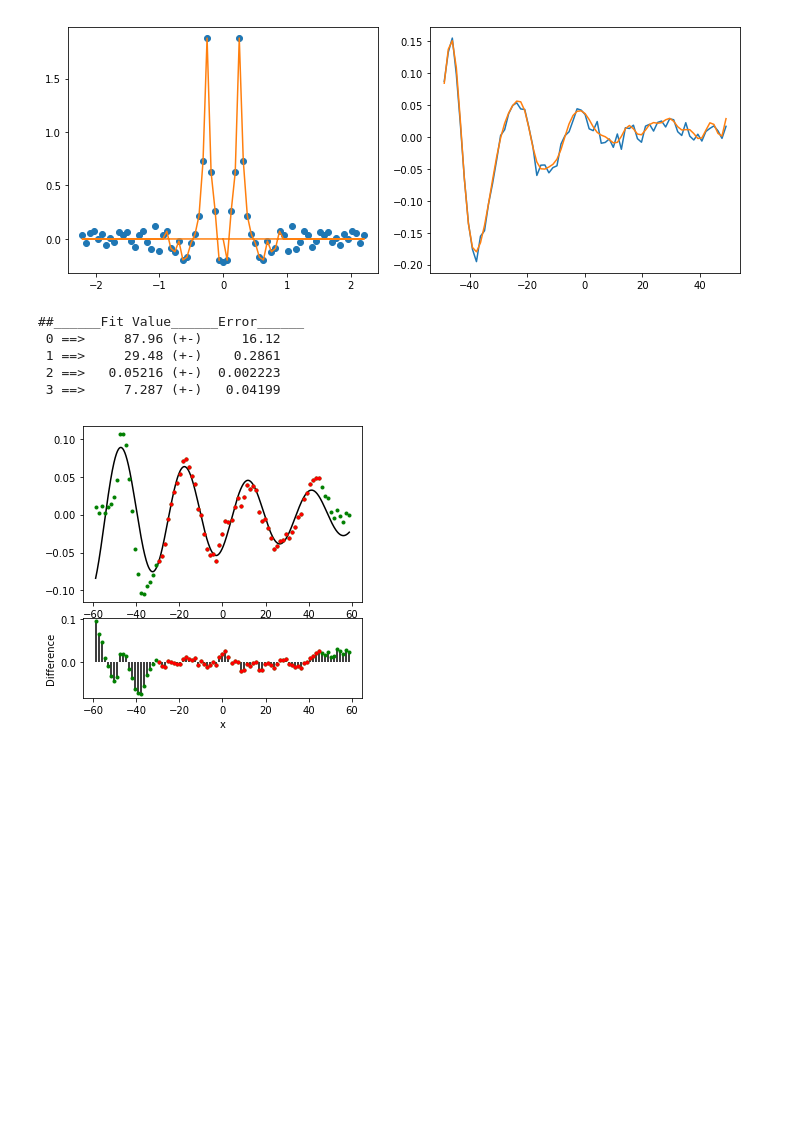
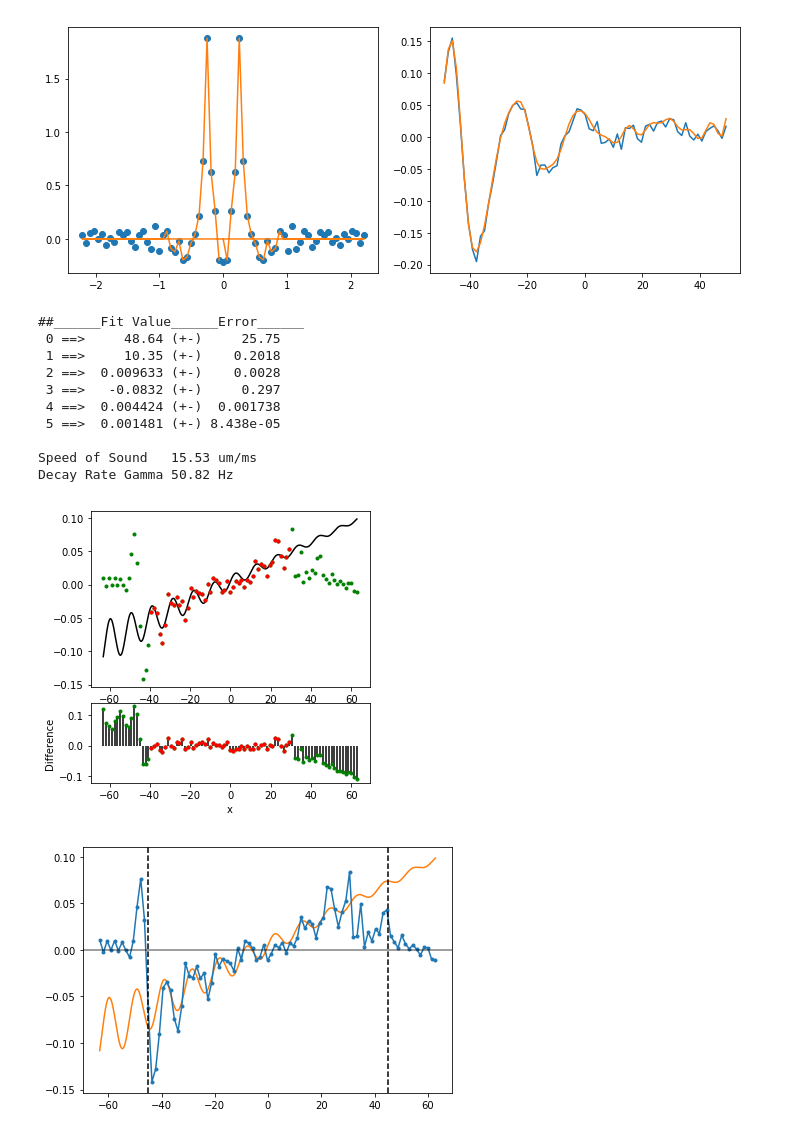
Before and after one commit to ranchop/QCalc, a Jupyter notebook: Box Shaking/Box Shaking Analyzer.ipynb, the cells around one changed output. Saved outputs shown, nothing was run; the diff lists cells and outputs as text; code cells hidden in the pictures; blank space fills up the shorter version.

```diff
--- a/Box Shaking/Box Shaking Analyzer.ipynb
+++ b/Box Shaking/Box Shaking Analyzer.ipynb
@@ -1299,13 +1300,35 @@ ax[1].plot(*c_filter.data)
 plt.tight_layout()
 # %% [output]
 [figure]
-# %%
-c = tp.Curve(movie_dN[1].flatten(), movie_dN[2].flatten()).trim(xlim=[-60, 60])
-fr, fe = c.fit(fitfun_sin_decay, [80, 30, 0.05, 0,], xlim=[-30,45], plot=True)
-# %% [output]
-##______Fit Value______Error______
- 0 ==>     87.96 (+-)     16.12
- 1 ==>     29.48 (+-)    0.2861
- 2 ==>   0.05216 (+-)  0.002223
- 3 ==>     7.287 (+-)   0.04199
-[figure, removed]
+# %%
+L = info['Box Length Fit'] * 1e6 * 1.4
+c = tp.Curve(movie_dN[1].flatten(), movie_dN[2].flatten()).trim(xlim=[-L/2, L/2])
+fr, fe = c.fit(fitfun_sin_decay, [20, 10, 0.05, 0, 0, 0], xlim=[-40,30], plot=True)
+# fr, fe = c.fit(fitfun_sin_decay, [40, 20, 0.05, 0,], xlim=[-20,30], plot=True)
+
+speed_sound = df_data.BoxShakeFreq[0] * fr[1] * 1e-6
+gamma = speed_sound / fr[0] / 1e-6
+print('\nSpeed of Sound   {:.2f} um/ms'.format(speed_sound*1e3))
+print('Decay Rate Gamma {:.2f} Hz'.format(gamma/twopi))
+
+plt.figure()
+plt.plot(*c.xyfitplot, 'C1')
+plt.plot(*c.plotdata, '.-C0')
+plt.axvline(info['Box Length Fit']*1e6/2, c='k', linestyle='--', )
+plt.axvline(-info['Box Length Fit']*1e6/2, c='k', linestyle='--', )
+plt.axhline(0, c='k', linestyle='-', alpha=0.5)
+# plt.ylim([-0.1, 0.1])
+plt.tight_layout()
+# %% [output]
+##______Fit Value______Error______
+ 0 ==>     48.64 (+-)     25.75
+ 1 ==>     10.35 (+-)    0.2018
+ 2 ==>  0.009633 (+-)    0.0028
+ 3 ==>   -0.0832 (+-)     0.297
+ 4 ==>  0.004424 (+-)  0.001738
+ 5 ==>  0.001481 (+-) 8.438e-05
+
+Speed of Sound   15.53 um/ms
+Decay Rate Gamma 50.82 Hz
+[figure, added]
+[figure, added]
```
Also changed, not shown: parts of 8 cells of this notebook, 2 other files.
